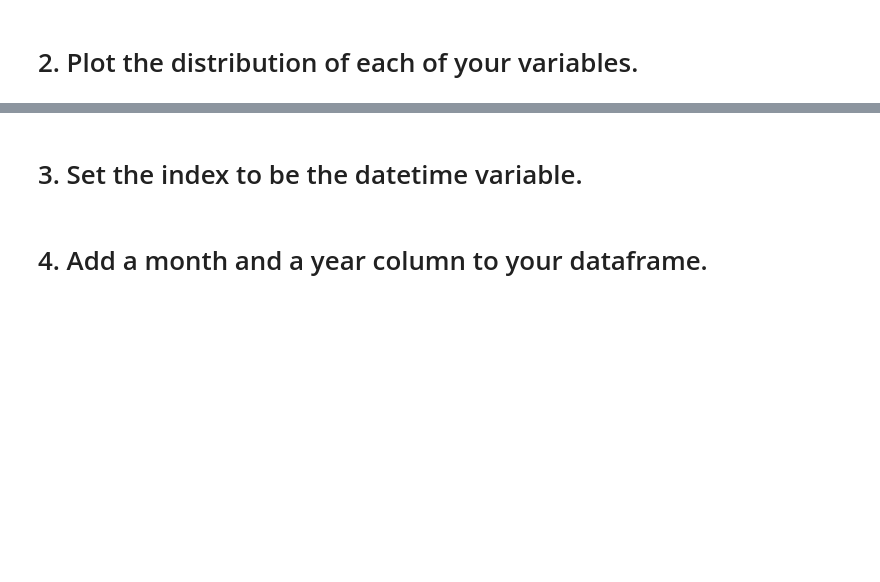
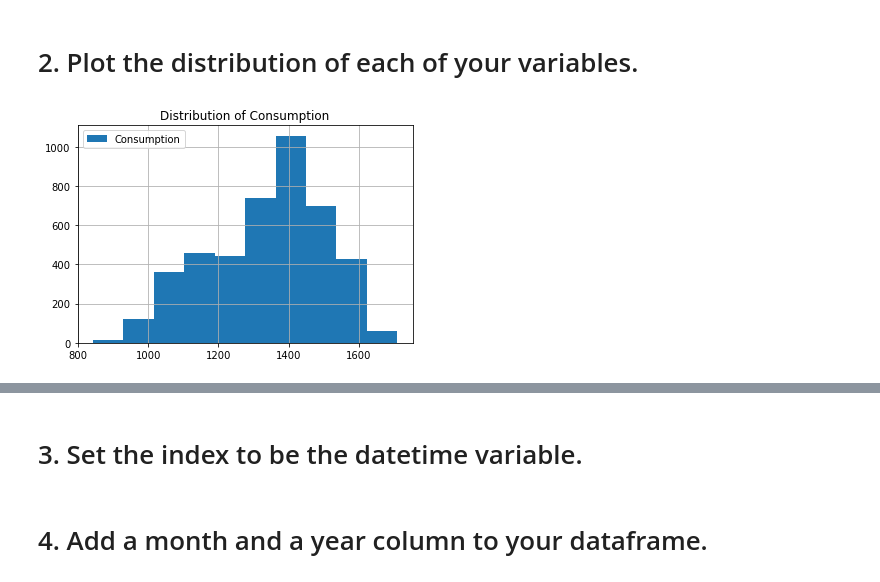
Before and after one commit to LinhQuach13/time-series-exercises, a Jupyter notebook: prepare_exercises.ipynb, the cells around one changed output, grey strips where cells are left out. Cells and saved outputs as stored; diff of their text form; code cells hidden in the pictures; blank space fills up the shorter version.

```diff
--- a/prepare_exercises.ipynb
+++ b/prepare_exercises.ipynb
@@ -135,3 +177,5 @@ df['month']= df.index.
 Using the OPS data acquired in the Acquire exercises opsd_germany_daily.csv, complete the following:
 # %% [markdown]
 # 1. Convert date column to datetime format.
+# %%
+germany_df= acquire.get_germany_data("https://raw.githubusercontent.com/jenfly/opsd/master/opsd_germany_daily.csv", cached=False)
@@ -137,0 +207,3 @@ Using the OPS data acquired in the Acquire exercises opsd_germany_daily.csv, com
+# %%
+#Changing date datatype to datatime64 object
+germany_df.Date= pd.to_datetime(germany_df.Date)
@@ -138,2 +226,11 @@ Using the OPS data acquired in the Acquire exercises opsd_germany_daily.csv, com
 # %% [markdown]
 # 2. Plot the distribution of each of your variables.
+# %%
+# Plot of consumption
+plt.figure()
+germany_df.Consumption.hist(label= "Consumption")
+plt.title('Distribution of Consumption')
+plt.legend()
+plt.show()
+# %% [output]
+[figure, added]
```
Also changed, not shown: parts of 33 cells of this notebook.
